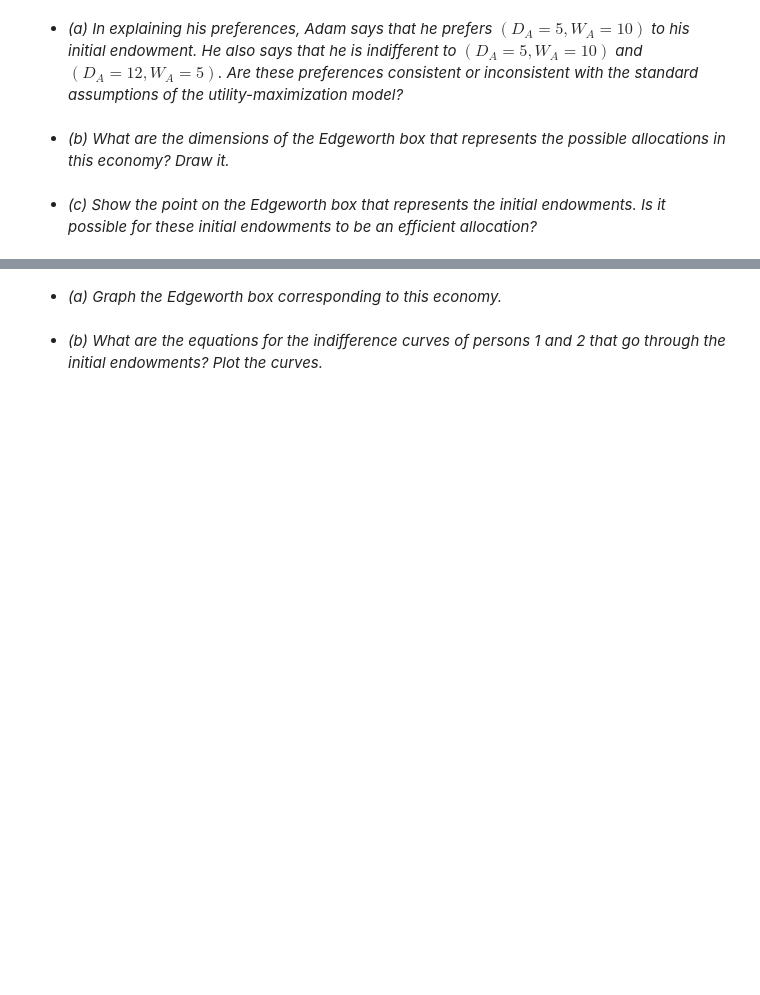
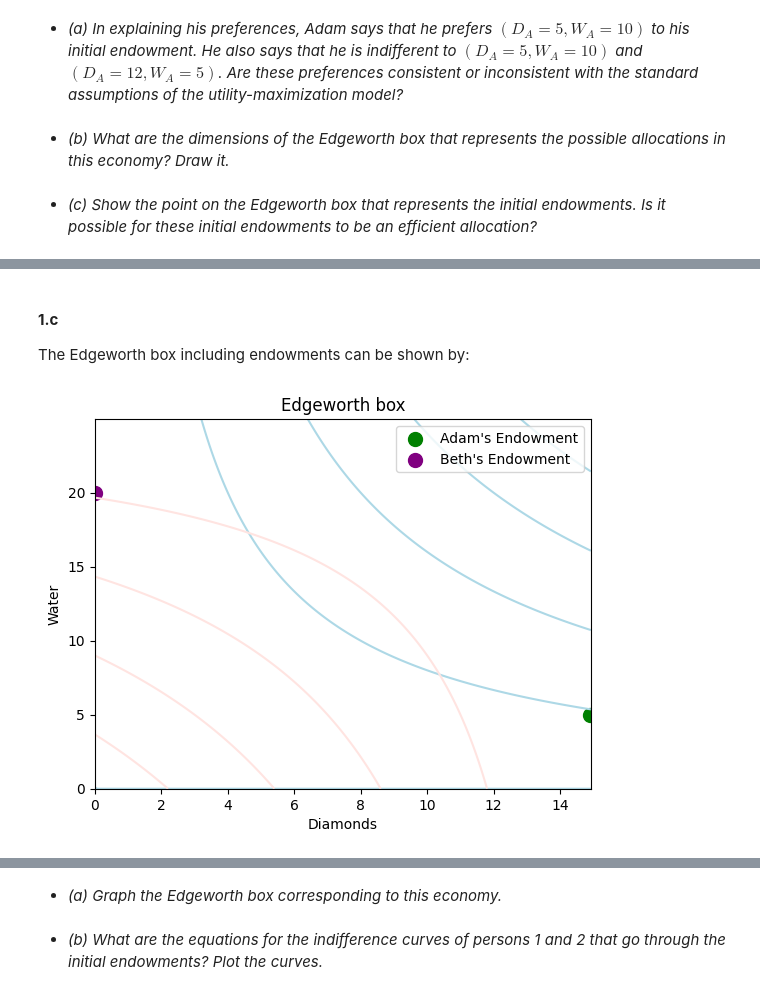
Before and after one commit to zacichan/emap, a Jupyter notebook: ECOM182 Microeconomics for Policy/ECOM182_Topic_1.ipynb, the cells around one changed output, grey strips where cells are left out. Drawn from its saved outputs; the diff is of its cells as text; code cells hidden in the pictures; blank space fills up the shorter version.

```diff
--- a/ECOM182 Microeconomics for Policy/ECOM182_Topic_1.ipynb
+++ b/ECOM182 Microeconomics for Policy/ECOM182_Topic_1.ipynb
@@ -218,0 +211,49 @@ If Adam is in consistent between the utility of the bundle $(D_A=5, W_A=10)$ and
+# %% [markdown]
+#### **1.c**
+
+The Edgeworth box including endowments can be shown by:
+# %%
+# @title Code
+# Define the utility functions for Adam and Beth
+def U1(x, y):
+    return x * y
+
+def U2(x, y):
+    return x * y
+
+# Person 1's endowment
+adam_diamonds = 15
+adam_water = 5
+
+# Person 2's endowment
+beth_diamonds = 0
+beth_water = 20
+
+# Call the draw_Ed_Bow function to draw the Edgeworth box
+draw_Ed_Bow(
+    U1=U1,
+    U2=U2,
+    Xmax=adam_diamonds + beth_diamonds,
+    Ymax=adam_water + beth_water,
+    Xmin=0,
+    Ymin=0,
+    Num_ind=5,
+    Xlab="Diamonds",
+    Ylab="Water",
+    Contract_draw=False,
+    AlPoint=None,
+    colors=["black", "Orange", "lightblue", "mistyrose"],
+    Utility_draw=True
+)
+
+# Plot Person 1's endowment point
+plt.scatter((adam_diamonds-0.1), adam_water, s=100, marker="o", color="green", label="Adam's Endowment")
+
+# Plot Person 2's endowment point
+plt.scatter(beth_diamonds, beth_water, s=100, marker="o", color="purple", label="Beth's Endowment")
+
+# Add labels and legend
+plt.legend(loc="upper right")
+plt.show()
+# %% [output]
+[figure, added]
```
Also changed, not shown: parts of 16 cells of this notebook.
